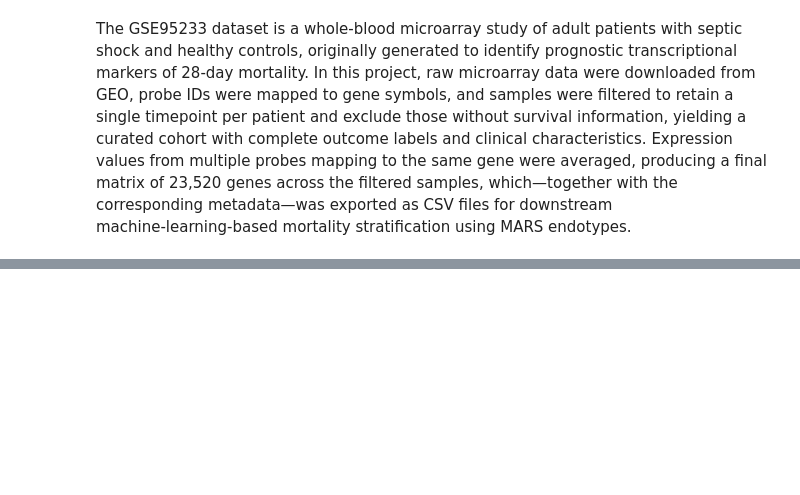
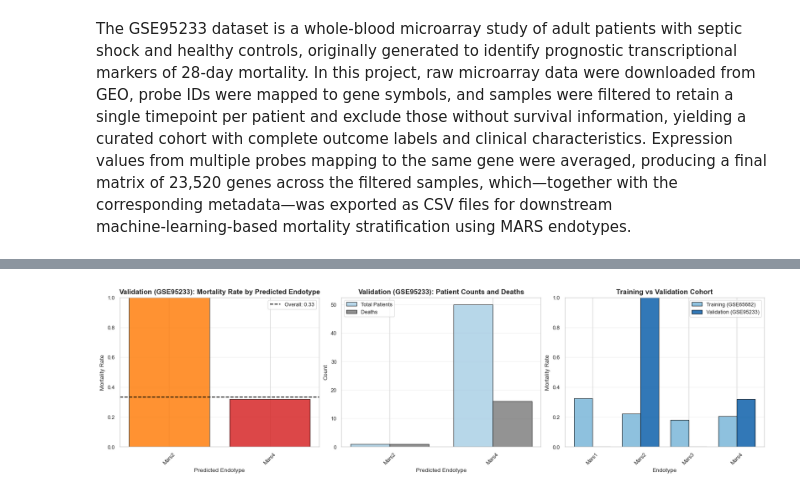
Before and after one commit to DErxFla/ml-sepsis-project, a Jupyter notebook: sepsis_model.ipynb, the cells around one changed output, grey strips where cells are left out. Drawn from its saved outputs; the diff is of its cells as text; code cells hidden in the pictures; blank space fills up the shorter version.

```diff
--- a/sepsis_model.ipynb
+++ b/sepsis_model.ipynb
@@ -1016,11 +966,11 @@ The GSE95233 dataset is a whole‑blood microarray study of adult patients with
 
 # Load filtered expression and metadata from GSE95233 processing
 gse95233_expr = pd.read_csv(
-    "../CO2_ML_Sepsis/scripts/ML_model/processed_data/GSE95233_expression_filtered.csv",
+    "GSE95233_expression_filtered.csv",
     index_col=0
 )
 gse95233_meta = pd.read_csv(
-    "../CO2_ML_Sepsis/scripts/ML_model/processed_data/GSE95233_metadata_filtered.csv",
+    "GSE95233_metadata_filtered.csv",
     index_col=0
 )
 
@@ -1121,79 +1114,21 @@ print(f"\nOverall mortality rate (GSE95233): {overall_mort_gse95233:.3f}")
 # %%
-# =============================================================================
-# Visualization: GSE95233 Mortality Stratification
-# =============================================================================
-
-fig, axes = plt.subplots(1, 3, figsize=(16, 4.5), constrained_layout=True)
-
-# Left: GSE95233 Mortality rate by predicted endotype
-mort_by_pred_gse95233["mortality_rate"].plot(
-    kind="bar", ax=axes[0], color="darkgreen", alpha=0.7, edgecolor="black"
+overall_mort_training = stratification_df["mortality_28day"].mean()
+fig, axes, comparison_cohorts = plot_mortality_stratification_validation(
+    mort_by_pred_training=mort_by_pred,
+    overall_mort_training=overall_mort_training,
+    mort_by_pred_validation=mort_by_pred_gse95233,
+    overall_mort_validation=overall_mort_gse95233,
+    training_label="Training (GSE65682)",
+    validation_label="Validation (GSE95233)",
+    mars_order=MARS_ORDER,
+    mars_palette=MARS_PALETTE,
+    title_prefix=""
 )
-axes[0].set_title("GSE95233: Mortality Rate by Predicted Endotype",
-                   fontsize=11, fontweight="bold")
-axes[0].set_ylabel("Mortality Rate", fontsize=10)
-axes[0].set_xlabel("Predicted Endotype", fontsize=10)
-axes[0].set_ylim(0, 1)
-axes[0].tick_params(axis="x", rotation=45)
-axes[0].axhline(
-    y=overall_mort_gse95233,
-    color="black", linestyle="--", linewidth=1.5,
-    label=f"Overall: {overall_mort_gse95233:.2f}"
-)
-axes[0].legend(fontsize=9)
-axes[0].grid(axis="y", alpha=0.3)
-
-# Middle: GSE95233 Sample counts and deaths
-x_pos = np.arange(len(mort_by_pred_gse95233))
-width = 0.35
-
-axes[1].bar(x_pos - width/2, mort_by_pred_gse95233["total_samples"], width,
-            label="Total Patients", color="steelblue", alpha=0.7, edgecolor="black")
-axes[1].bar(x_pos + width/2, mort_by_pred_gse95233["deaths"], width,
-            label="Deaths", color="darkred", alpha=0.7, edgecolor="black")
-
-axes[1].set_title("GSE95233: Patient Counts and Deaths",
-                  fontsize=11, fontweight="bold")
-axes[1].set_ylabel("Count", fontsize=10)
-axes[1].set_xlabel("Predicted Endotype", fontsize=10)
-axes[1].set_xticks(x_pos)
-axes[1].set_xticklabels(mort_by_pred_gse95233.index, rotation=45)
-axes[1].legend(fontsize=9)
-axes[1].grid(axis="y", alpha=0.3)
-
-# Right: Training vs Validation comparison
-mort_training = mort_by_pred["mortality_rate"]
-overall_mort_training = stratification_df["mortality_28day"].mean()
-mort_validation = mort_by_pred_gse95233["mortality_rate"]
-
-comparison_cohorts = pd.DataFrame({
-    "Training (GSE65682)": mort_training,
-    "Validation (GSE95233)": mort_validation
-}).fillna(0)
-
-x_pos_comp = np.arange(len(comparison_cohorts))
-width_comp = 0.35
-
-axes[2].bar(x_pos_comp - width_comp/2, comparison_cohorts["Training (GSE65682)"], width_comp,
-       label="Training (GSE65682)", color="coral", alpha=0.8, edgecolor="black")
-axes[2].bar(x_pos_comp + width_comp/2, comparison_cohorts["Validation (GSE95233)"], width_comp,
-       label="Validation (GSE95233)", color="darkgreen", alpha=0.8, edgecolor="black")
-
-axes[2].set_xlabel("Endotype", fontsize=10, fontweight="bold")
-axes[2].set_ylabel("Mortality Rate", fontsize=10, fontweight="bold")
-axes[2].set_title("Training vs Validation Cohort",
-             fontsize=11, fontweight="bold")
-axes[2].set_xticks(x_pos_comp)
-axes[2].set_xticklabels(comparison_cohorts.index, rotation=45)
-axes[2].set_ylim(0, 1)
-axes[2].legend(fontsize=9)
-axes[2].grid(axis="y", alpha=0.3)
-
-plt.tight_layout()
-plt.show()
 
 print("\nMORTALITY COMPARISON: TRAINING vs VALIDATION COHORTS")
 print(f"Training - Overall mortality: {overall_mort_training:.3f}")
 print(f"Validation - Overall mortality: {overall_mort_gse95233:.3f}")
 print("\nEndotype-specific mortality rates:")
 print(comparison_cohorts.round(3))
+# %% [output]
+[figure, added]
```
Also changed, not shown: parts of 15 cells of this notebook, 4 other files.
